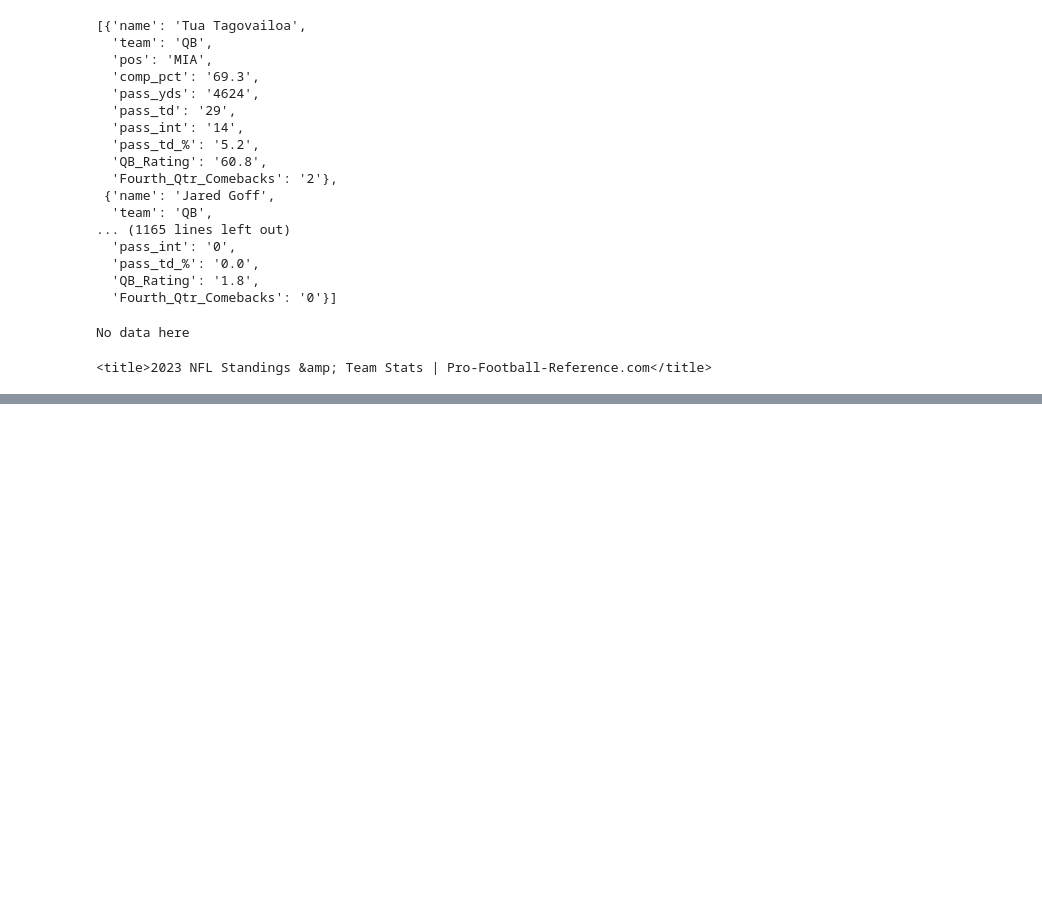
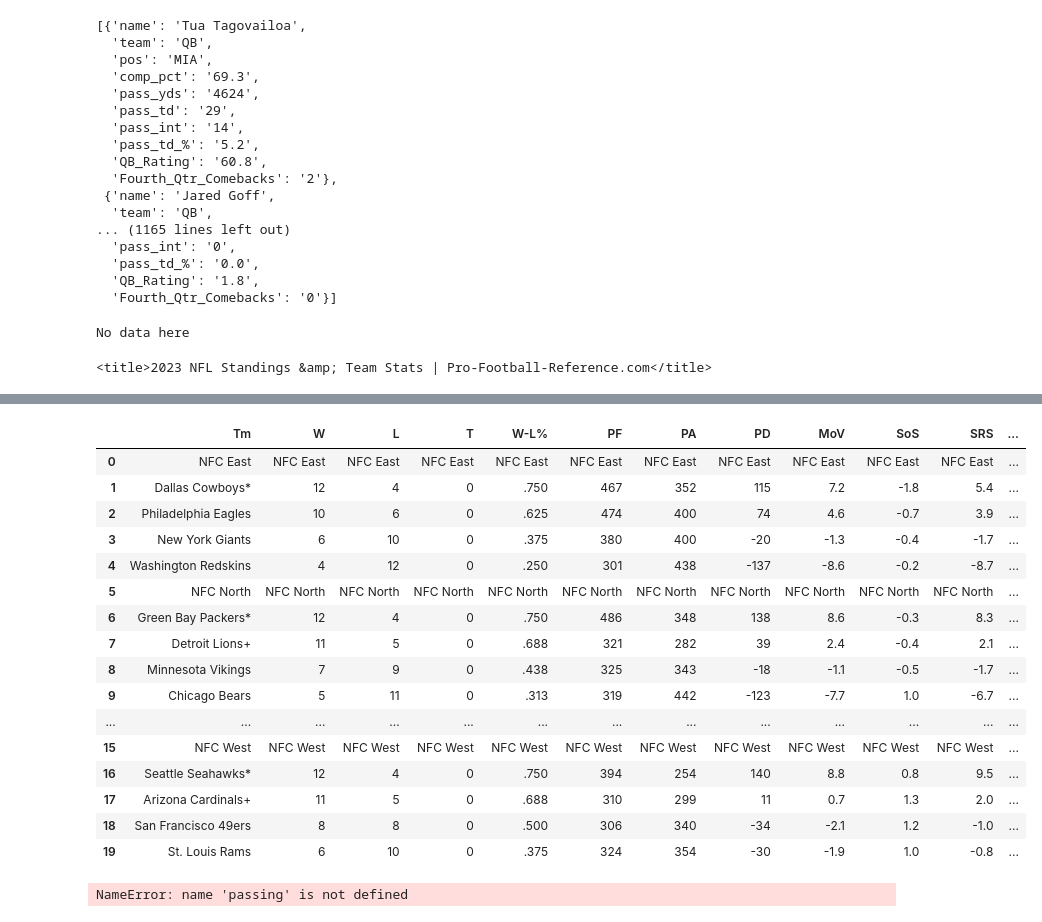
Before and after one commit to ckonjeti/football-sports-betting-analytics, a Jupyter notebook: scripts/scraper.ipynb, the cells around one changed output, grey strips where cells are left out. Drawn from its saved outputs; the diff is of its cells as text; code cells hidden in the pictures; blank space fills up the shorter version.

```diff
--- a/scripts/scraper.ipynb
+++ b/scripts/scraper.ipynb
@@ -221,0 +363,24 @@ No data here
+# %%
+nfc_standings
+# %% [output]
+|  | Tm | W | L | T | W-L% | PF | PA | PD | MoV | SoS | SRS | ... |
+| 0 | NFC East | NFC East | NFC East | NFC East | NFC East | NFC East | NFC East | NFC East | NFC East | NFC East | NFC East | ... |
+| 1 | Dallas Cowboys* | 12 | 4 | 0 | .750 | 467 | 352 | 115 | 7.2 | -1.8 | 5.4 | ... |
+| 2 | Philadelphia Eagles | 10 | 6 | 0 | .625 | 474 | 400 | 74 | 4.6 | -0.7 | 3.9 | ... |
+| 3 | New York Giants | 6 | 10 | 0 | .375 | 380 | 400 | -20 | -1.3 | -0.4 | -1.7 | ... |
+| 4 | Washington Redskins | 4 | 12 | 0 | .250 | 301 | 438 | -137 | -8.6 | -0.2 | -8.7 | ... |
+| 5 | NFC North | NFC North | NFC North | NFC North | NFC North | NFC North | NFC North | NFC North | NFC North | NFC North | NFC North | ... |
+| 6 | Green Bay Packers* | 12 | 4 | 0 | .750 | 486 | 348 | 138 | 8.6 | -0.3 | 8.3 | ... |
+| 7 | Detroit Lions+ | 11 | 5 | 0 | .688 | 321 | 282 | 39 | 2.4 | -0.4 | 2.1 | ... |
+| 8 | Minnesota Vikings | 7 | 9 | 0 | .438 | 325 | 343 | -18 | -1.1 | -0.5 | -1.7 | ... |
+| 9 | Chicago Bears | 5 | 11 | 0 | .313 | 319 | 442 | -123 | -7.7 | 1.0 | -6.7 | ... |
+| ... | ... | ... | ... | ... | ... | ... | ... | ... | ... | ... | ... | ... |
+| 15 | NFC West | NFC West | NFC West | NFC West | NFC West | NFC West | NFC West | NFC West | NFC West | NFC West | NFC West | ... |
+| 16 | Seattle Seahawks* | 12 | 4 | 0 | .750 | 394 | 254 | 140 | 8.8 | 0.8 | 9.5 | ... |
+| 17 | Arizona Cardinals+ | 11 | 5 | 0 | .688 | 310 | 299 | 11 | 0.7 | 1.3 | 2.0 | ... |
+| 18 | San Francisco 49ers | 8 | 8 | 0 | .500 | 306 | 340 | -34 | -2.1 | 1.2 | -1.0 | ... |
+| 19 | St. Louis Rams | 6 | 10 | 0 | .375 | 324 | 354 | -30 | -1.9 | 1.0 | -0.8 | ... |
+# %%
+passing
+# %% [output]
+NameError: name 'passing' is not defined
```
Also changed, not shown: parts of 18 cells of this notebook, 1 other file.
